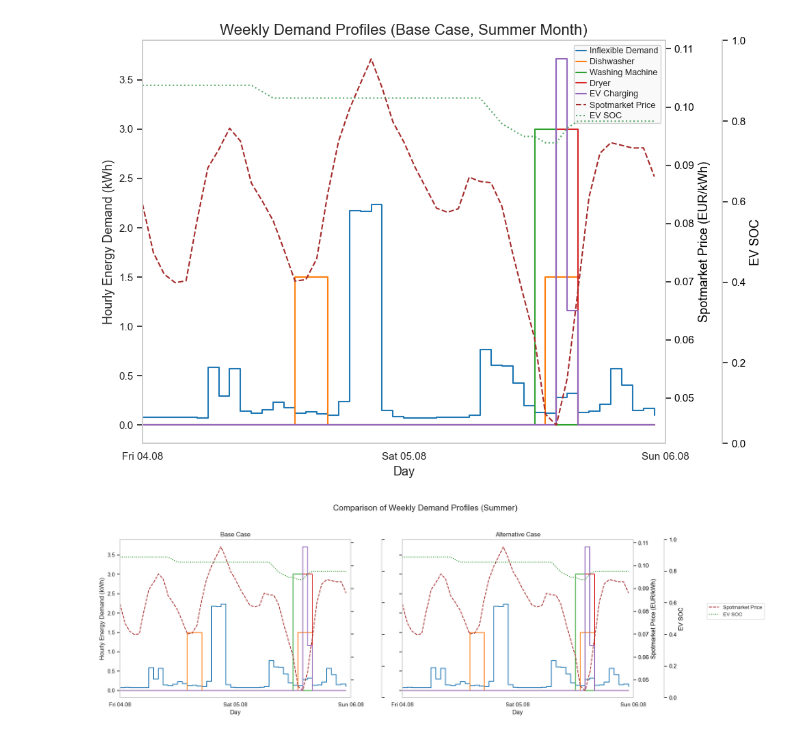
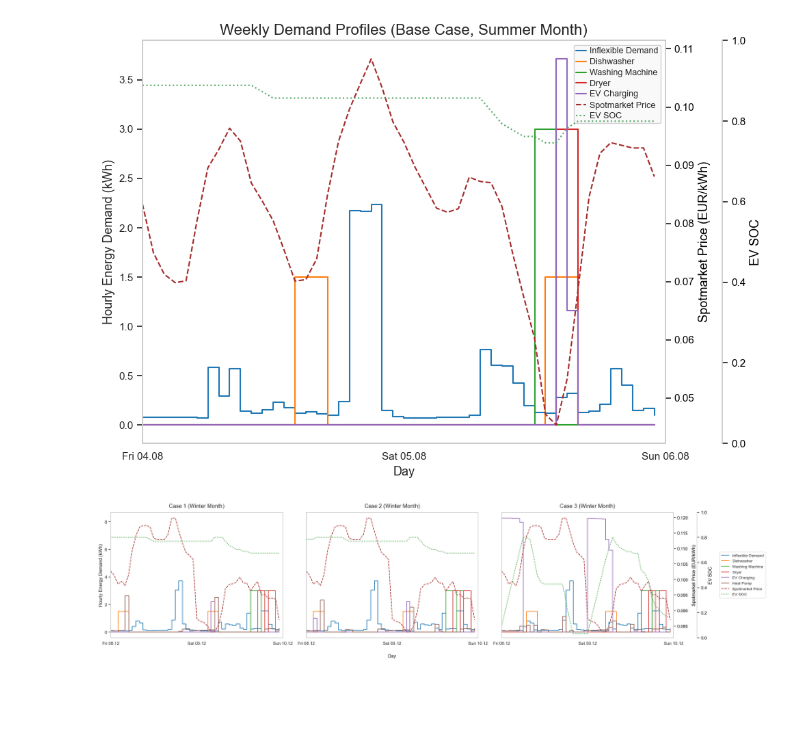
Before and after one commit to sewaelty/optimization_project, a Jupyter notebook: main/plots.ipynb, the cells around one changed output. Cells and saved outputs as stored; diff of their text form; code cells hidden in the pictures; blank space fills up the shorter version.

Commit message:
final plot

```diff
--- a/main/plots.ipynb
+++ b/main/plots.ipynb
@@ -20,12 +20,12 @@ figures_dir = os.path.join(data_dir, 'figures')
 # Summer month
 
 results_basecase_summer = pd.read_csv(os.path.join(results_dir, 'results_basecase_summer.csv'),sep=',')
-#results_basecase_winter = pd.read_csv(os.path.join(results_dir, 'results_basecase_winter.csv'), sep=',')
-#results_case_1_winter = pd.read_csv(os.path.join(results_dir, 'results_case_1_winter.csv'), sep=',')
-#results_case_2_summer = pd.read_csv(os.path.join(results_dir,'results_case_2_summer.csv'), sep=',')
-#results_case_2_winter = pd.read_csv(os.path.join(results_dir,'results_case_2_winter.csv'), sep=',')
-#results_case_3_winter = pd.read_csv(os.path.join(results_dir,'results_case_3_winter.csv'), sep=',')
-#results_case_3_summer = pd.read_csv(os.path.join(data_dir,'results_case_3_summer.csv'), sep=',')
+results_basecase_winter = pd.read_csv(os.path.join(results_dir, 'results_basecase_winter.csv'), sep=',')
+results_case_1_winter = pd.read_csv(os.path.join(results_dir, 'results_case_1_winter.csv'), sep=',')
+results_case_2_summer = pd.read_csv(os.path.join(results_dir,'results_case_2_summer.csv'), sep=',')
+results_case_2_winter = pd.read_csv(os.path.join(results_dir,'results_case_2_winter.csv'), sep=',')
+results_case_3_winter = pd.read_csv(os.path.join(results_dir,'results_case_3_winter.csv'), sep=',')
+results_case_3_summer = pd.read_csv(os.path.join(results_dir,'results_case_3_summer.csv'), sep=',')
 # %%
 #print column names of all the dfs
 #print('results_basecase_summer' , results_basecase_summer.head())
@@ -287,12 +306,12 @@ def plot_energy_profiles_comparison(
 # %%
 
 plot_energy_profiles_comparison(
-    results_list=[results_basecase_summer, results_basecase_summer],
-    titles="Comparison of Weekly Demand Profiles (Summer)",
-    labels=["Base Case", "Alternative Case"],
-    save_filename="summer_comparison.png",
-    min_time=24*3,
-    max_time=24*5
+    results_list=[results_case_1_winter, results_case_2_winter, results_case_3_winter],
+    titles="Comparison of Weekly Demand Profiles (Winter)",
+    labels=["Case 1 (Winter Month)", "Case 2 (Winter Month)","Case 3 (Winter Month)"],
+    save_filename="winter_comparison.png",
+    min_time=24*7,
+    max_time=24*9
 )
 # %% [output]
-[figure, old version]
+[figure, new version]
```
Also changed, not shown: parts of 1 cell of this notebook, 2 other files.
